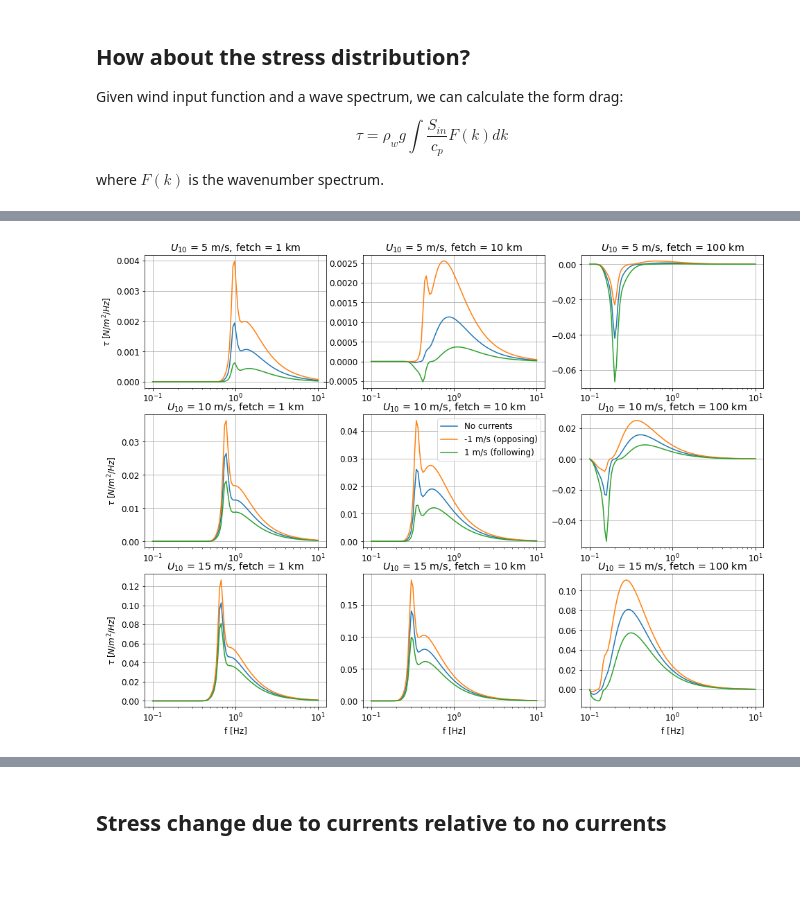
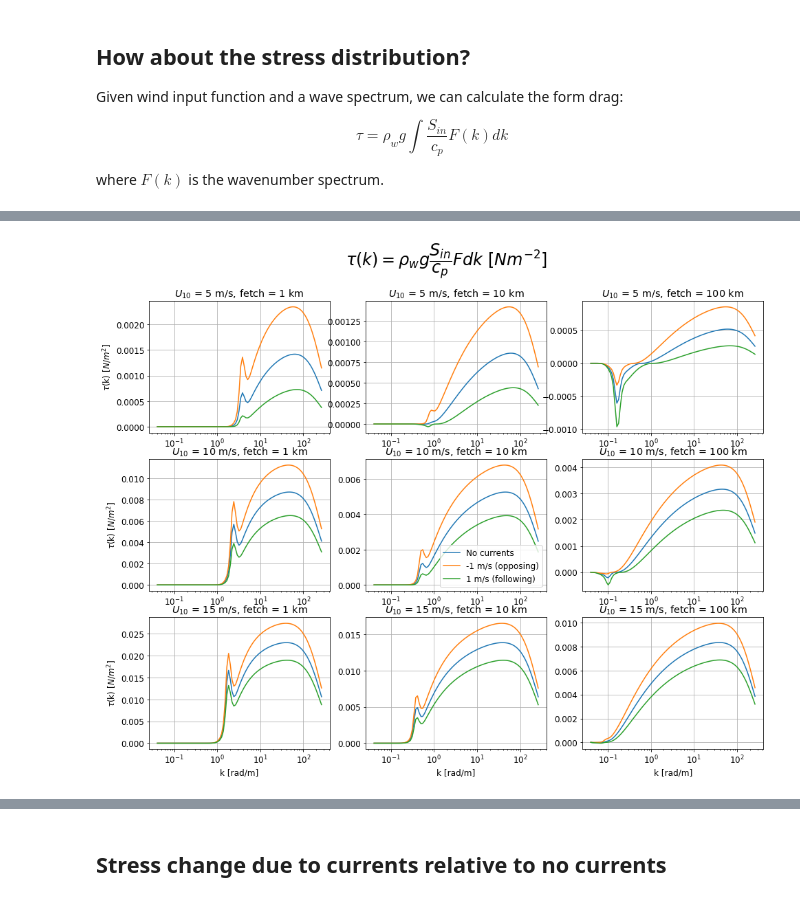
Before and after one commit to sustain-lab/stress-current-interactions, a Jupyter notebook: jonswap.ipynb, the cells around one changed output, grey strips where cells are left out. Drawn from its saved outputs; the diff is of its cells as text; code cells hidden in the pictures; blank space fills up the shorter version.

```diff
--- a/jonswap.ipynb
+++ b/jonswap.ipynb
@@ -44,6 +44,10 @@ f = np.logspace(-1, 1, 100) # frequency range from 0.1 to 10 Hz
 k = wavenumber(f, water_depth)
 wavelength = 2 * np.pi / k
 Cp = phase_speed(f, k)
+dk = np.zeros(k.shape)
+dk[1:] = np.diff(k)
+Cg = np.zeros(Cp.shape)
+Cg[1:] = 2 * np.pi * np.diff(f) / dk[1:]
 # %% [markdown]
 ## Example wave spectra
 
@@ -187,10 +208,10 @@ for n, U10 in enumerate([5, 10, 15]):
 
         for ncol, current in enumerate([0, -1, 1]):
             Sin = wind_input(U_lambda_half, f, k, Cp, current=current)
-            ax.semilogx(f, Sin * Fk, label=labels[ncol])
+            ax.semilogx(k, Sin * Fk, label=labels[ncol])
 
         ax.grid()
-        if n == 2: ax.set_xlabel('f [Hz]')
-        if m == 0: ax.set_ylabel(r'$S_{in}$ [$m^2/Hz/s$]')
+        if n == 2: ax.set_xlabel('k [rad/m]')
+        if m == 0: ax.set_ylabel(r'$S_{in} \times F(k)$ [$m^3/rad/s$]')
         if n == 1 and m == 1: plt.legend(loc='upper right')
 # %% [output]
@@ -205,3 +226,26 @@ $$
 $$
 
 where $F(k)$ is the wavenumber spectrum.
+# %%
+colors = ['tab:blue', 'tab:orange', 'tab:green']
+labels = ['No currents', '-1 m/s (opposing)', '1 m/s (following)']
+fig = plt.figure(figsize=(16, 12))
+fig.suptitle(r'$\tau(k) = \rho_w g \dfrac{S_{in}}{c_p} F$ [$N m^{-2} m$]', fontsize=24)
+for n, U10 in enumerate([5, 10, 15]):
+    for m, fetch in enumerate([1e3, 1e4, 1e5]):
+        ax = plt.subplot2grid((3, 3), (n, m))
+        ax.set_title(r'$U_{10}$ = %i m/s' % U10 + ', fetch = %i km' % (fetch // 1000))
+        F = jonswap(f, U10, fetch)
+        Fk = wavenumber_spectrum(f, F, water_depth)
+
+        U_lambda_half = effective_wind_speed(U10, wavelength / 2)
+
+        for ncol, current in enumerate([0, -1, 1]):
+            Sin = wind_input(U_lambda_half, f, k, Cp, current=current)
+            tau = rhow * grav_accel * Sin / Cp * Fk
+            ax.loglog(k, tau, label=labels[ncol])
+        ax.grid()
+        ax.set_ylim(1e-12, 1e0)
+        if n == 2: ax.set_xlabel('k [rad/m]')
+        if m == 0: ax.set_ylabel(r'$\tau$(k) [$N/m^2 m$]')
+        if n == 1 and m == 1: plt.legend(loc='lower right')
@@ -208,23 +254,25 @@ where $F(k)$ is the wavenumber spectrum.
 # %%
 colors = ['tab:blue', 'tab:orange', 'tab:green']
 labels = ['No currents', '-1 m/s (opposing)', '1 m/s (following)']
 fig = plt.figure(figsize=(16, 12))
+fig.suptitle(r'$\tau(k) = \rho_w g \dfrac{S_{in}}{c_p} F dk$ [$N m^{-2}$]', fontsize=24)
 for n, U10 in enumerate([5, 10, 15]):
     for m, fetch in enumerate([1e3, 1e4, 1e5]):
         ax = plt.subplot2grid((3, 3), (n, m))
         ax.set_title(r'$U_{10}$ = %i m/s' % U10 + ', fetch = %i km' % (fetch // 1000))
         F = jonswap(f, U10, fetch)
         Fk = wavenumber_spectrum(f, F, water_depth)
 
         U_lambda_half = effective_wind_speed(U10, wavelength / 2)
 
         for ncol, current in enumerate([0, -1, 1]):
             Sin = wind_input(U_lambda_half, f, k, Cp, current=current)
-            tau = rhow * grav_accel * Sin / Cp * Fk
-            ax.semilogx(f, tau, label=labels[ncol])
+            tau = rhow * grav_accel * Sin / Cp * Fk * dk
+            ax.semilogx(k, tau, label=labels[ncol])
         ax.grid()
-        if n == 2: ax.set_xlabel('f [Hz]')
-        if m == 0: ax.set_ylabel(r'$\tau$ [$N/m^2/Hz$]')
-        if n == 1 and m == 1: plt.legend(loc='upper right')
+        #ax.set_ylim(1e-12, 1e0)
+        if n == 2: ax.set_xlabel('k [rad/m]')
+        if m == 0: ax.set_ylabel(r'$\tau$(k) [$N/m^2$]')
+        if n == 1 and m == 1: plt.legend(loc='lower right')
 # %% [output]
-[figure, old version]
+[figure, new version]
```
Also changed, not shown: parts of 6 cells of this notebook.
